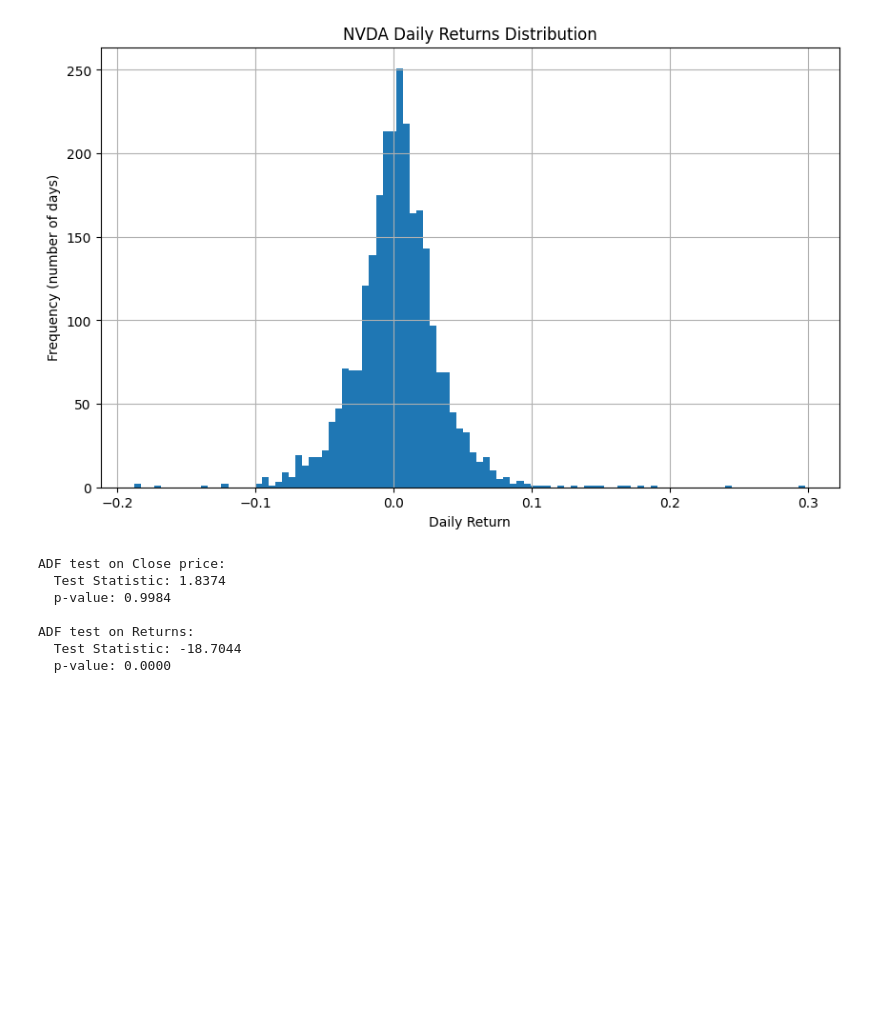
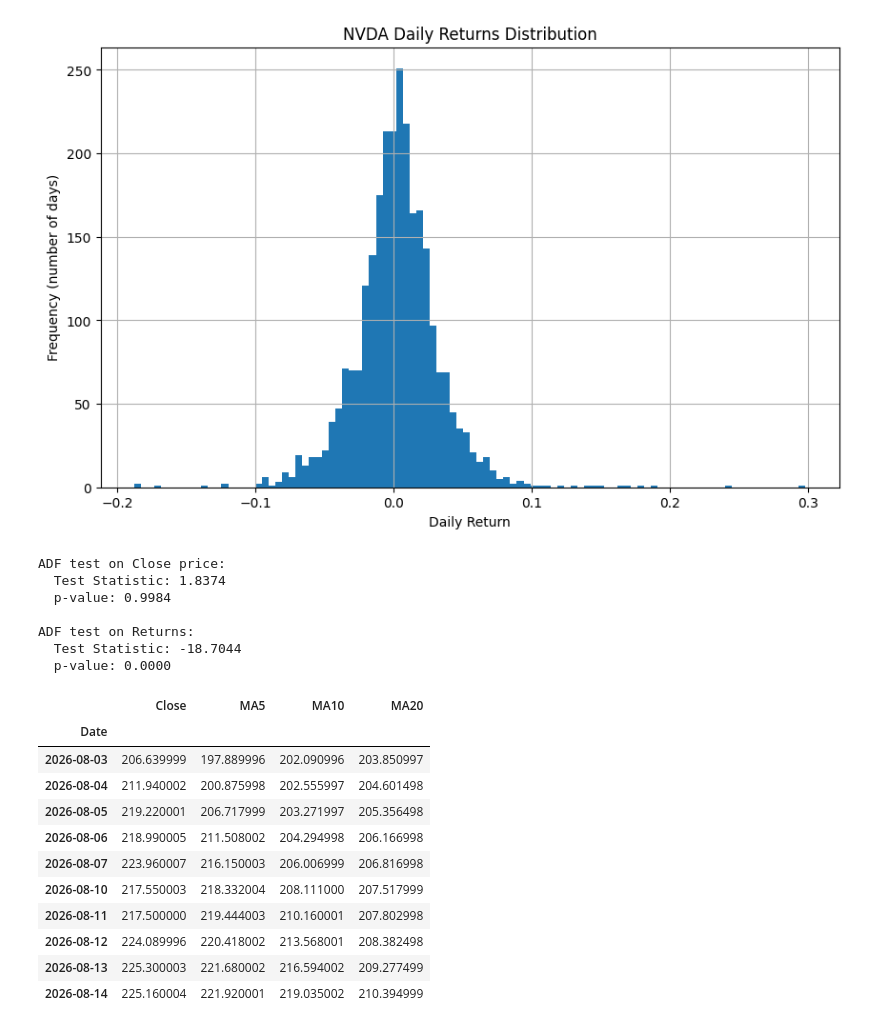
Before and after one commit to YashBhangale216/Stock-Price-Prediction-Financial-Modeling, a Jupyter notebook: eda.ipynb, the cells around one changed output. Drawn from its saved outputs; the diff is of its cells as text; code cells hidden in the pictures; blank space fills up the shorter version.

```diff
--- a/eda.ipynb
+++ b/eda.ipynb
@@ -101,3 +101,23 @@ ADF test on Close price:
 ADF test on Returns:
   Test Statistic: -18.7044
   p-value: 0.0000
+# %%
+# Moving averages
+df['MA5'] = df['Close'].rolling(window=5).mean()
+df['MA10'] = df['Close'].rolling(window=10).mean()
+df['MA20'] = df['Close'].rolling(window=20).mean()
+
+df[['Close', 'MA5', 'MA10', 'MA20']].tail(10)
+# %% [output]
+|  | Close | MA5 | MA10 | MA20 |
+| Date |  |  |  |  |
+| 2026-08-03 | 206.639999 | 197.889996 | 202.090996 | 203.850997 |
+| 2026-08-04 | 211.940002 | 200.875998 | 202.555997 | 204.601498 |
+| 2026-08-05 | 219.220001 | 206.717999 | 203.271997 | 205.356498 |
+| 2026-08-06 | 218.990005 | 211.508002 | 204.294998 | 206.166998 |
+| 2026-08-07 | 223.960007 | 216.150003 | 206.006999 | 206.816998 |
+| 2026-08-10 | 217.550003 | 218.332004 | 208.111000 | 207.517999 |
+| 2026-08-11 | 217.500000 | 219.444003 | 210.160001 | 207.802998 |
+| 2026-08-12 | 224.089996 | 220.418002 | 213.568001 | 208.382498 |
+| 2026-08-13 | 225.300003 | 221.680002 | 216.594002 | 209.277499 |
+| 2026-08-14 | 225.160004 | 221.920001 | 219.035002 | 210.394999 |
```
Also changed, not shown: parts of 7 cells of this notebook.
